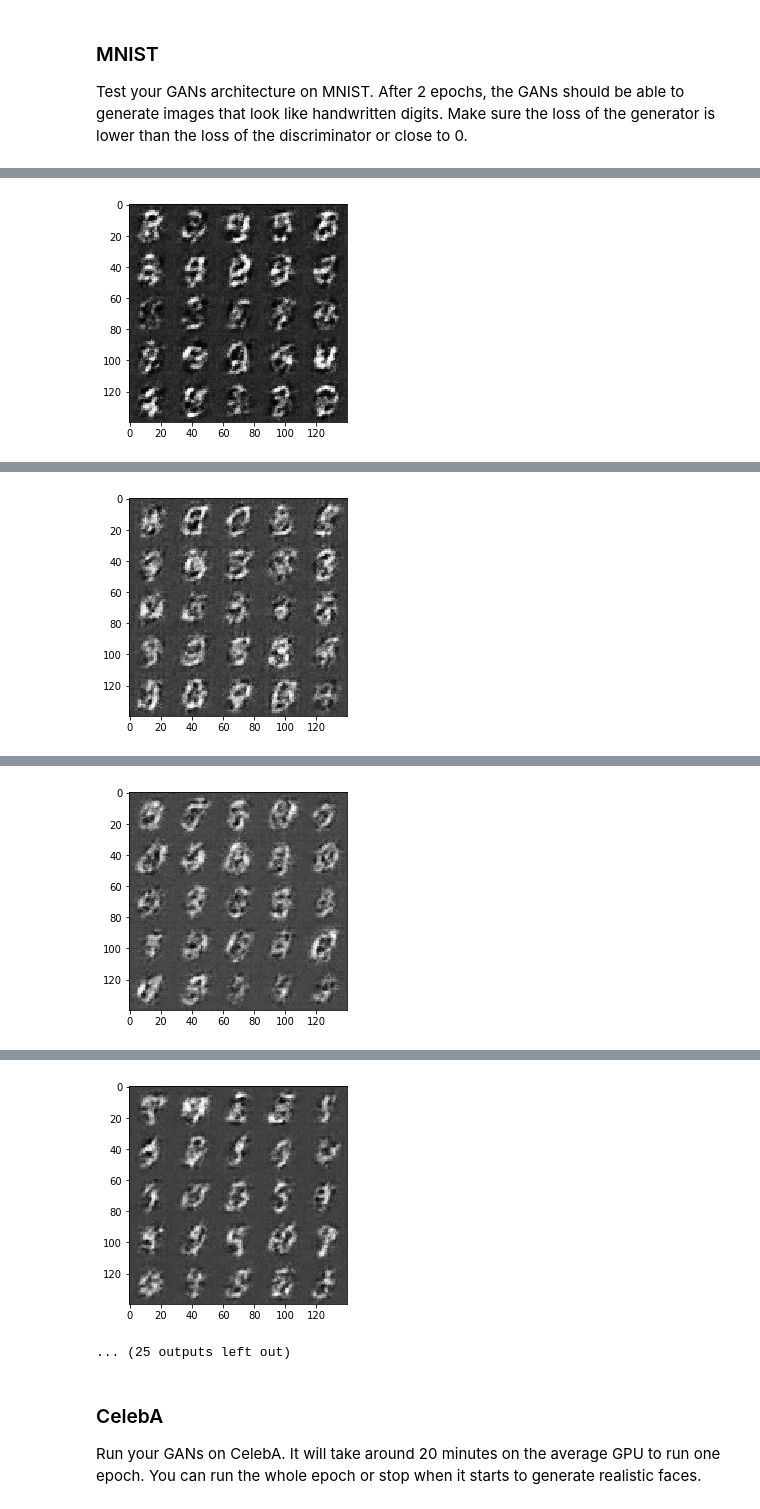
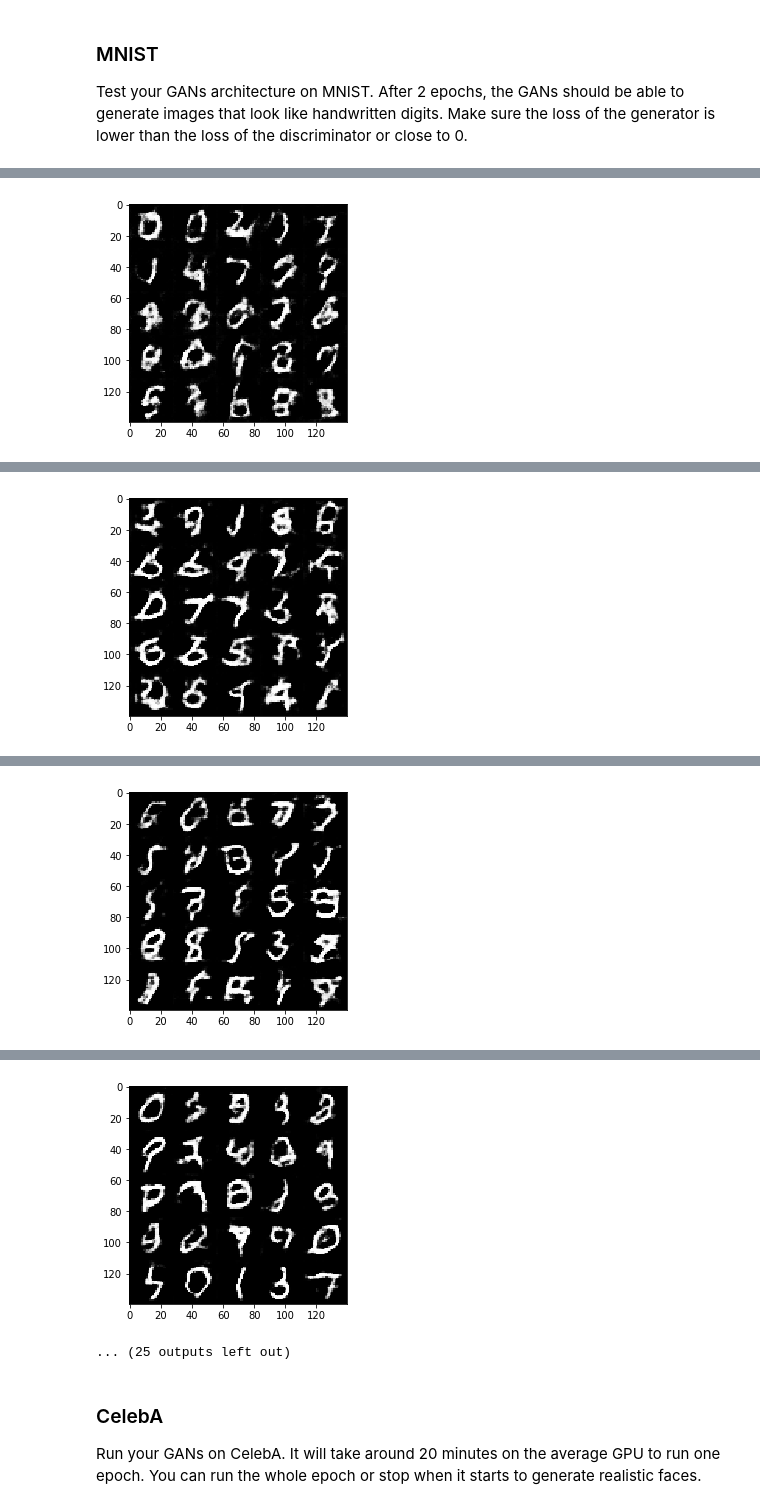
Before and after one commit to kebabmane/DLDN-Project5-Generate-Faces, a Jupyter notebook: dlnd_face_generation.ipynb, the cells around one changed output, grey strips where cells are left out. Cells and saved outputs as stored; diff of their text form; code cells hidden in the pictures.

```diff
--- a/dlnd_face_generation.ipynb
+++ b/dlnd_face_generation.ipynb
@@ -144,14 +143,14 @@ def discriminator(images, reuse=False):
     """
     # TODO: Implement Function
     with tf.variable_scope('discriminator', reuse=reuse):
-        x1 = tf.layers.conv2d(images, 64, 5, strides=2, padding='same')
+        x1 = tf.layers.conv2d(images, 64, 3, strides=2, padding='same')
         x1 = tf.maximum(0.2 * x1, x1)
 
-        x2 = tf.layers.conv2d(x1, 128, 5, strides=2, padding='same')
+        x2 = tf.layers.conv2d(x1, 128, 3, strides=2, padding='same')
         x2 = tf.layers.batch_normalization(x2, training=True)
         x2 = tf.maximum(0.2 * x2, x2)
 
-        x3 = tf.layers.conv2d(x2, 256, 5, strides=1, padding='same')
+        x3 = tf.layers.conv2d(x2, 256, 3, strides=1, padding='same')
         x3 = tf.layers.batch_normalization(x3, training=True)
         x3 = tf.maximum(0.2 * x3, x3)
 
@@ -193,11 +192,11 @@ def generator(z, out_channel_dim, is_train=True):
         x2 = tf.layers.batch_normalization(x2, training=is_train)
         x2 = tf.maximum(0.2 * x2, x2)
 
-        x3 = tf.layers.conv2d_transpose(x2, 64, 5, strides=1, padding='same')
+        x3 = tf.layers.conv2d_transpose(x2, 64, 5, strides=2, padding='same')
         x3 = tf.layers.batch_normalization(x3, training=is_train)
         x3 = tf.maximum(0.2 * x3, x3)
 
-        logits = tf.layers.conv2d_transpose(x3, out_channel_dim, 5, strides=2, padding='same')
+        logits = tf.layers.conv2d_transpose(x3, out_channel_dim, 5, strides=1, padding='same')
 
         out = tf.tanh(logits)
 
@@ -357,16 +356,16 @@ def train(epoch_count, batch_size, z_dim, learning_rate, beta1, get_batches, dat
                 batch_z = np.random.uniform(-1, 1, size=(batch_size, z_dim))
 
                 # Run optimizers
-                _ = sess.run(d_opt, feed_dict={input_real: batch_images,
+                _ = sess.run(d_opt, feed_dict={input_real: batch_images*2,
                                                input_z: batch_z,
                                                lr: learning_rate})
-                _ = sess.run(g_opt, feed_dict={input_real: batch_images,
+                _ = sess.run(g_opt, feed_dict={input_real: batch_images*2,
                                                input_z: batch_z,
                                                lr: learning_rate})
 
                 if steps % 10 == 0:
                     # At the end of each epoch, get the losses and print them out
-                    train_loss_d = d_loss.eval({input_z: batch_z, input_real: batch_images})
+                    train_loss_d = d_loss.eval({input_z: batch_z, input_real: batch_images*2})
                     train_loss_g = g_loss.eval({input_z: batch_z})
 
                     print("Epoch {}/{}...".format(epoch_i+1, epochs),
@@ -383,7 +382,7 @@ Test your GANs architecture on MNIST.  After 2 epochs, the GANs should be able t
 # %%
 batch_size = 64
 z_dim = 100
-learning_rate = 0.0001
+learning_rate = 0.0005
 beta1 = 0.5
 
 
@@ -453,4 +452,4 @@ Epoch 1/2... Discriminator Loss: 0.5963... Generator Loss: 1.6215
-[figure, old version]
+[figure, new version]
 step # 301
 step # 302
 step # 303
@@ -471,4 +470,4 @@ Epoch 1/2... Discriminator Loss: 1.3924... Generator Loss: 0.5750
-[figure, old version]
+[figure, new version]
 step # 401
 step # 402
 step # 403
@@ -489,4 +488,4 @@ Epoch 1/2... Discriminator Loss: 0.4819... Generator Loss: 2.3439
-[figure, old version]
+[figure, new version]
 step # 501
 step # 502
 step # 503
@@ -507,4 +506,4 @@ Epoch 1/2... Discriminator Loss: 0.4374... Generator Loss: 2.5682
-[figure, old version]
+[figure, new version]
 ... (25 outputs left out)
 # %% [markdown]
 ### CelebA
```
Also changed, not shown: parts of 3 cells of this notebook, 2 other files.
